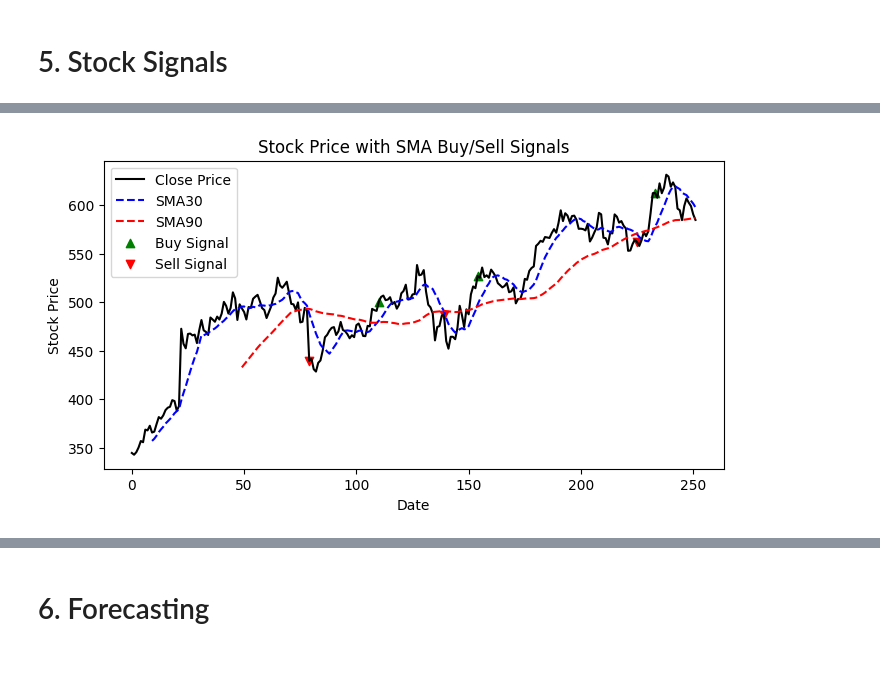
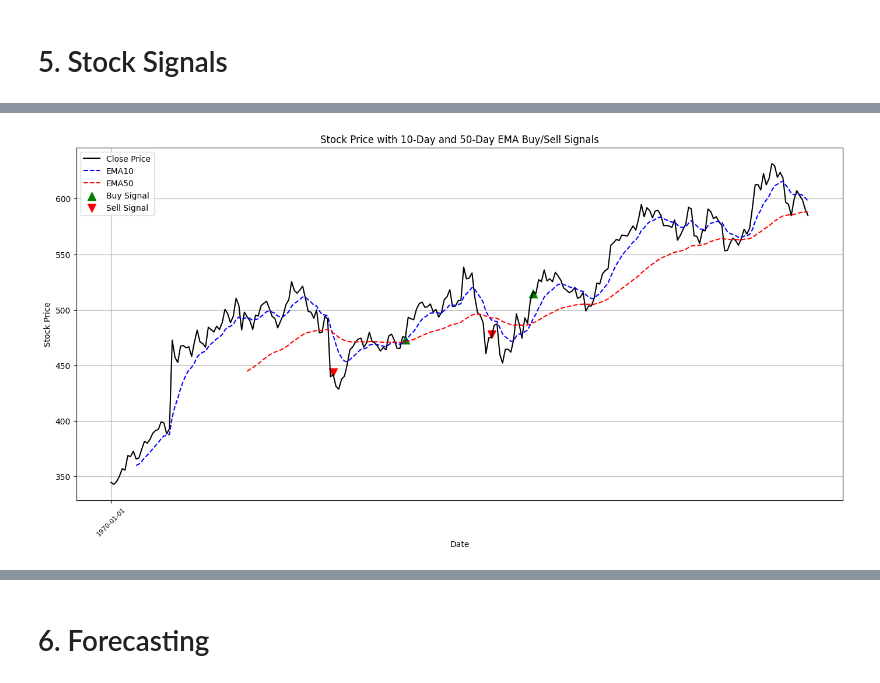
Before and after one commit to KarthikeyanBaskaran/FinancialAnalytics, a Jupyter notebook: Financial_Analytics.ipynb, the cells around one changed output, grey strips where cells are left out. Cells and saved outputs as stored; diff of their text form; code cells hidden in the pictures.

```diff
--- a/Financial_Analytics.ipynb
+++ b/Financial_Analytics.ipynb
@@ -70,8 +70,8 @@ df.tail(), test.head()
 # %%
 #Simple moving average
 
-df["SMA30"] = df["Close"].rolling(window=10).mean()
-df["SMA90"] = df["Close"].rolling(window=50).mean()
+df["SMA10"] = df["Close"].rolling(window=10).mean()
+df["SMA50"] = df["Close"].rolling(window=50).mean()
 # Identify Buy and Sell signals
-df["Buy_Signal_SMA"] = (df["SMA30"] > df["SMA90"]) & (df["SMA30"].shift(1) <= df["SMA90"].shift(1))
-df["Sell_Signal_SMA"] = (df["SMA30"] < df["SMA90"]) & (df["SMA30"].shift(1) >= df["SMA90"].shift(1))
+df["Buy_Signal_SMA"] = (df["SMA10"] > df["SMA50"]) & (df["SMA10"].shift(1) <= df["SMA50"].shift(1))
+df["Sell_Signal_SMA"] = (df["SMA10"] < df["SMA50"]) & (df["SMA10"].shift(1) >= df["SMA50"].shift(1))
@@ -77,0 +121,7 @@ df["Sell_Signal_SMA"] = (df["SMA30"] < df["SMA90"]) & (df["SMA30"].shift(1) >= d
+# %%
+#Exponential moving average
+# Exponential moving average
+df["EMA10"] = df["Close"].ewm(span=10, adjust=False, min_periods=10).mean()
+df["EMA50"] = df["Close"].ewm(span=50, adjust=False, min_periods=50).mean()
+df["Buy_Signal_EMA"] = (df["EMA10"] > df["EMA50"]) & (df["EMA10"].shift(1) <= df["EMA50"].shift(1))
+df["Sell_Signal_EMA"] = (df["EMA10"] < df["EMA50"]) & (df["EMA10"].shift(1) >= df["EMA50"].shift(1))
@@ -78,16 +137,33 @@ df["Sell_Signal_SMA"] = (df["SMA30"] < df["SMA90"]) & (df["SMA30"].shift(1) >= d
 # %%
-#Plot
-plt.figure(figsize=(8, 4))
+# Define an offset for the arrows
+offset = 2  # Adjust this value as needed
+arrow_size = 100  # Adjust this value for arrow size
+
+# Plot
+plt.figure(figsize=(14, 7))
 plt.plot(df["Close"], label="Close Price", color="black")
-plt.plot(df["SMA30"], label="SMA30", color="blue", linestyle="dashed")
-plt.plot(df["SMA90"], label="SMA90", color="red", linestyle="dashed")
-# Plot Buy and Sell Signals
-plt.scatter(df.index[df["Buy_Signal_SMA"]], df["Close"][df["Buy_Signal_SMA"]], marker="^", color="green", label="Buy Signal", alpha=1)
-plt.scatter(df.index[df["Sell_Signal_SMA"]], df["Close"][df["Sell_Signal_SMA"]], marker="v", color="red", label="Sell Signal", alpha=1)
-plt.title("Stock Price with SMA Buy/Sell Signals")
+plt.plot(df["EMA10"], label="EMA10", color="blue", linestyle="dashed")
+plt.plot(df["EMA50"], label="EMA50", color="red", linestyle="dashed")
+
+# Plot Buy Signals with offset and adjusted size
+buy_signals = df[df["Buy_Signal_EMA"]]
+plt.scatter(buy_signals.index, buy_signals["Close"] - offset, marker="^", s=arrow_size, color="green", label="Buy Signal", alpha=1)
+
+# Plot Sell Signals with offset and adjusted size
+sell_signals = df[df["Sell_Signal_EMA"]]
+plt.scatter(sell_signals.index, sell_signals["Close"] + offset, marker="v", s=arrow_size, color="red", label="Sell Signal", alpha=1)
+
+plt.title("Stock Price with 10-Day and 50-Day EMA Buy/Sell Signals")
 plt.xlabel("Date")
 plt.ylabel("Stock Price")
 plt.legend()
+plt.grid(True)
+plt.tight_layout()
+
+# Format the x-axis to display dates
+plt.gca().xaxis.set_major_formatter(mdates.DateFormatter('%Y-%m-%d'))
+plt.gca().xaxis.set_tick_params(rotation=45, labelsize=8)
+
 plt.show()
 # %% [output]
-[figure, old version]
+[figure, new version]
```
Also changed, not shown: parts of 7 cells of this notebook, 4 other files.
